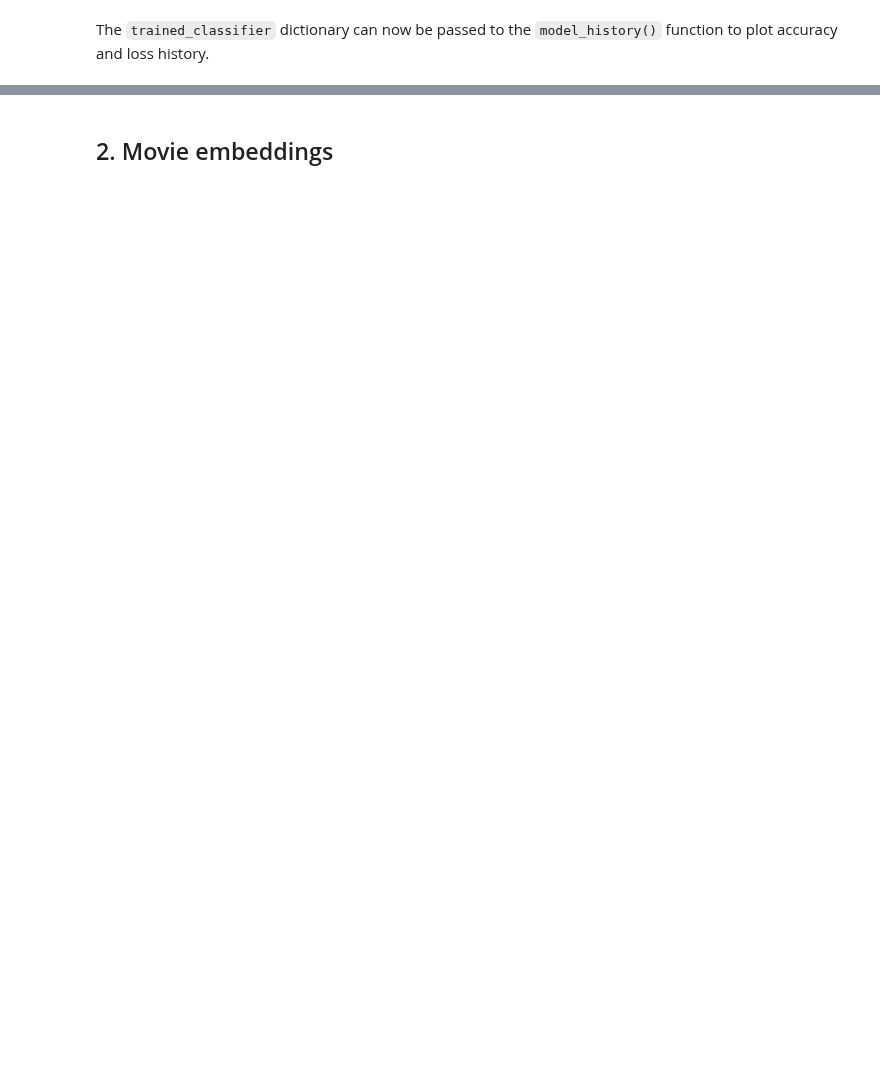
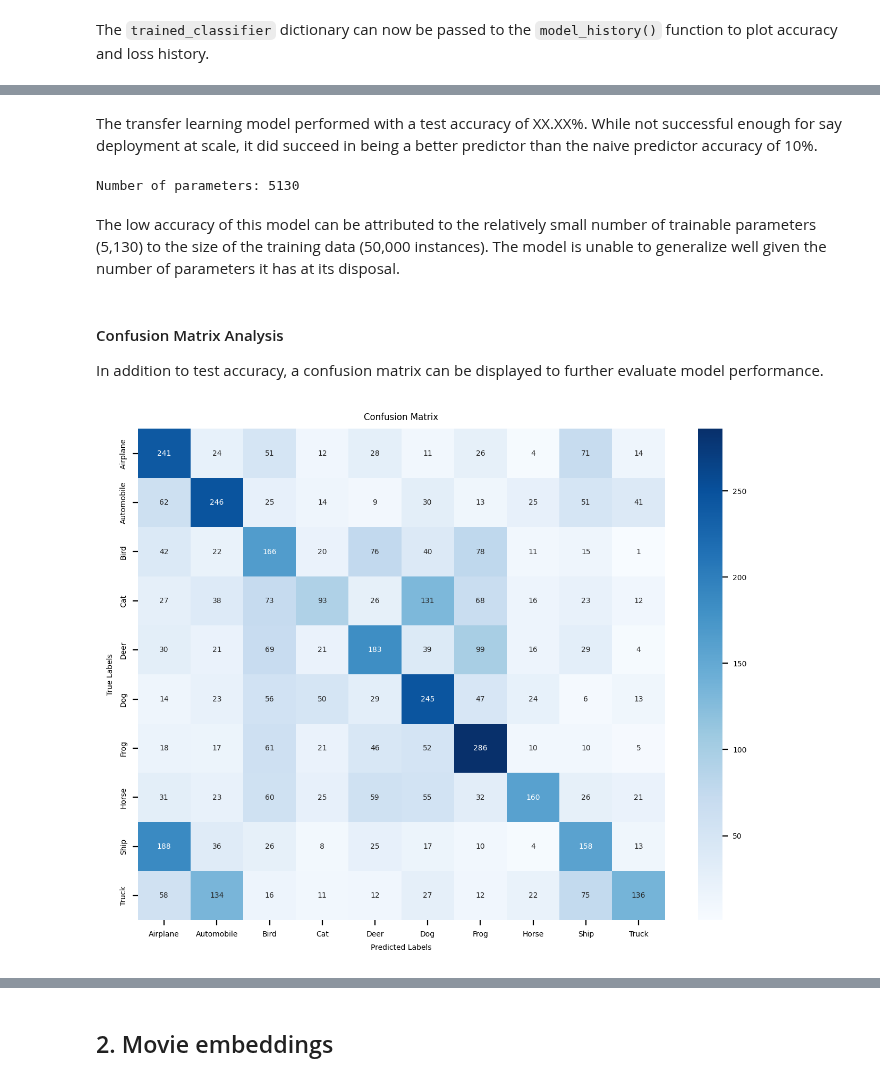
Before and after one commit to Team4IDS576/homework-assignments, a Jupyter notebook: Homework_2.ipynb, the cells around one changed output, grey strips where cells are left out. Cells and saved outputs as stored; diff of their text form; code cells hidden in the pictures; blank space fills up the shorter version.

```diff
--- a/Homework_2.ipynb
+++ b/Homework_2.ipynb
@@ -381,7 +374,9 @@ We next define the `evaluation` function to evaluate the trained model on the `e
 # %%
 from sklearn.metrics import accuracy_score
 
-def evaluate(model, test_loader):
+def evaluate(history, test_loader):
+
+    model = history["model"]
 
     model.to(device)
     model.eval()
@@ -440,5 +435,5 @@ def evaluate(model, test_loader):
 
     return evaluation
 
-test_results = evaluate(trained_classifier["model"], test_loader)
+test_results = evaluate(trained_resnet18_based, test_loader)
 # %% [output]
@@ -446,0 +442,32 @@ Test Loss: 1.6948
+# %% [markdown]
+The transfer learning model performed with a test accuracy of XX.XX%. While not successful enough for say deployment at scale, it did succeed in being a better predictor than the naive predictor accuracy of 10%.
+# %%
+total_params = sum(p.numel() for p in resnet18_based.fc.parameters())
+print(f"Number of trainable parameters: {total_params}")
+# %% [output]
+Number of parameters: 5130
+# %% [markdown]
+The low accuracy of this model can be attributed to the relatively small number of trainable parameters (5,130) to the size of the training data (50,000 instances). The model is unable to generalize well given the number of parameters it has at its disposal.
+# %% [markdown]
+#### Confusion Matrix Analysis
+In addition to test accuracy, a confusion matrix can be displayed to further evaluate model performance.
+# %%
+from sklearn.metrics import confusion_matrix
+import seaborn as sns
+
+def plot_confusion_matrix(test_results):
+
+    # generat confusion matrix
+    cm = confusion_matrix(test_results["y_true"], test_results["y_pred"])
+
+    plt.figure(figsize=(8, 6), dpi = 200)
+    sns.heatmap(cm, annot=True, fmt="d", cmap="Blues",
+                xticklabels=CIFAR10_labels.values(), yticklabels=CIFAR10_labels.values())
+    plt.xlabel("Predicted Labels")
+    plt.ylabel("True Labels")
+    plt.title("Confusion Matrix")
+    plt.show()
+
+plot_confusion_matrix(test_results)
+# %% [output]
+[figure, added]
```
Also changed, not shown: parts of 74 cells of this notebook.
